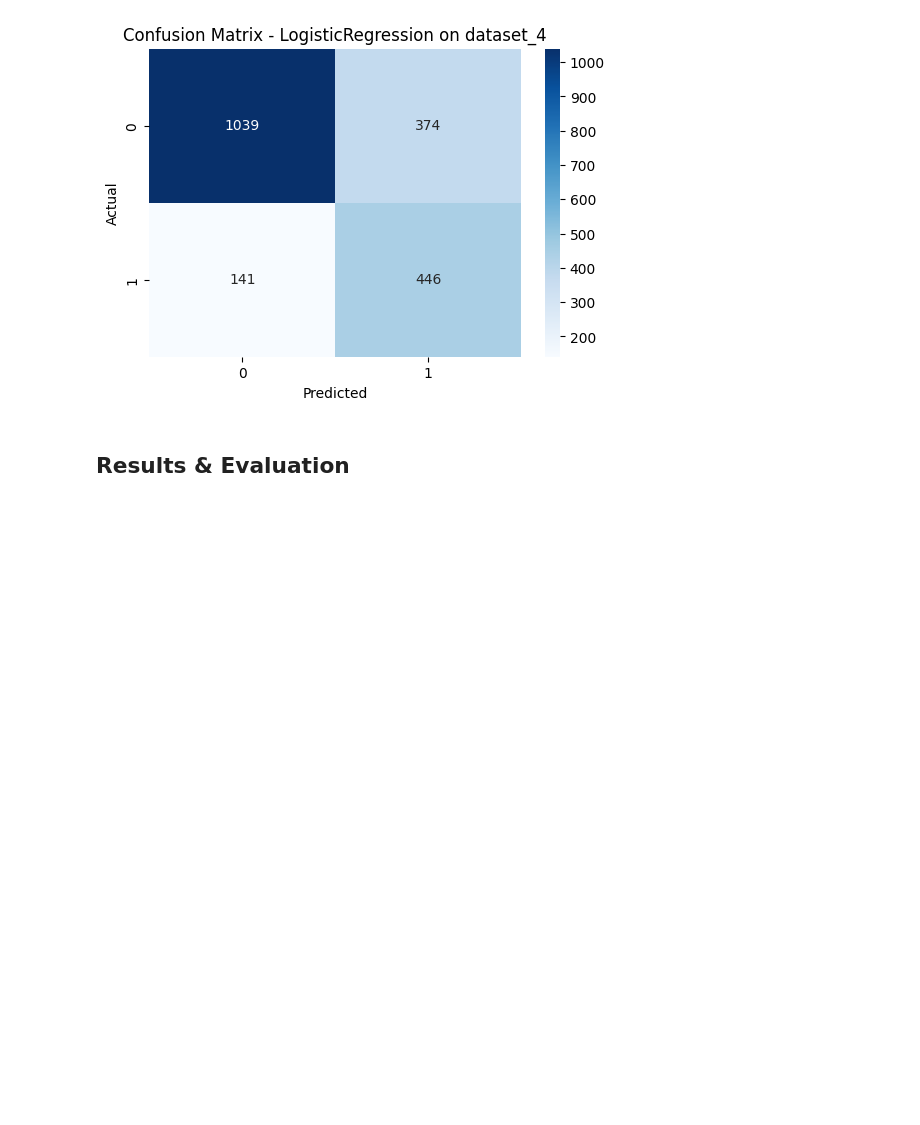
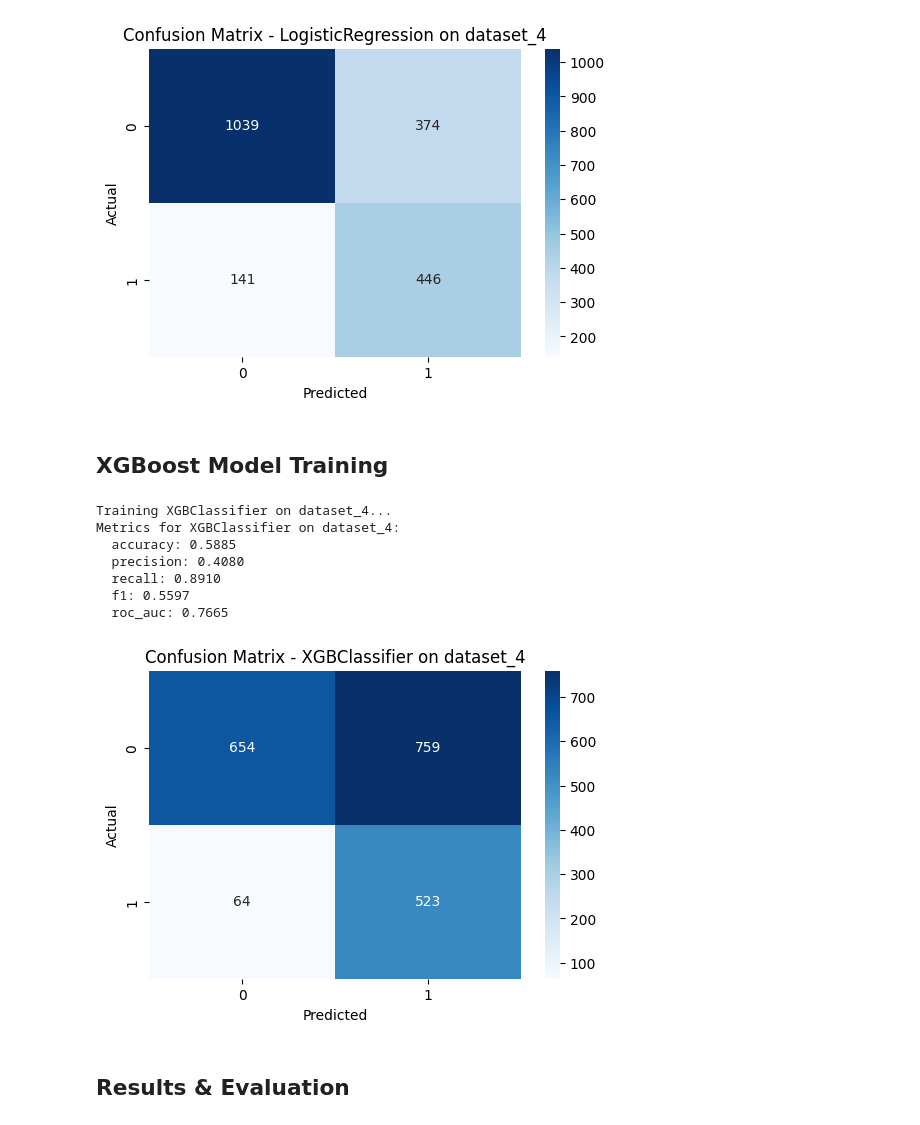
Before and after one commit to olaysco/stroke-prediction-system, a Jupyter notebook: stoke_analysis.ipynb, the cells around one changed output. Saved outputs shown, nothing was run; the diff lists cells and outputs as text; code cells hidden in the pictures; blank space fills up the shorter version.

```diff
--- a/stoke_analysis.ipynb
+++ b/stoke_analysis.ipynb
@@ -930,5 +972,19 @@ Metrics for LogisticRegression on dataset_4:
   f1: 0.6340
   roc_auc: 0.8339
 [figure]
+# %% [markdown]
+## XGBoost Model Training
+# %%
+xgb=XGBClassifier(n_estimators=200, random_state=42)
+train_and_evaluate_model(xgb, X_train, X_test, y_train, y_test, 'dataset_4', 'XGBClassifier', results)
+# %% [output]
+Training XGBClassifier on dataset_4...
+Metrics for XGBClassifier on dataset_4:
+  accuracy: 0.5885
+  precision: 0.4080
+  recall: 0.8910
+  f1: 0.5597
+  roc_auc: 0.7665
+[figure, added]
 # %% [markdown]
 ## Results & Evaluation
```
Also changed, not shown: parts of 7 cells of this notebook.
